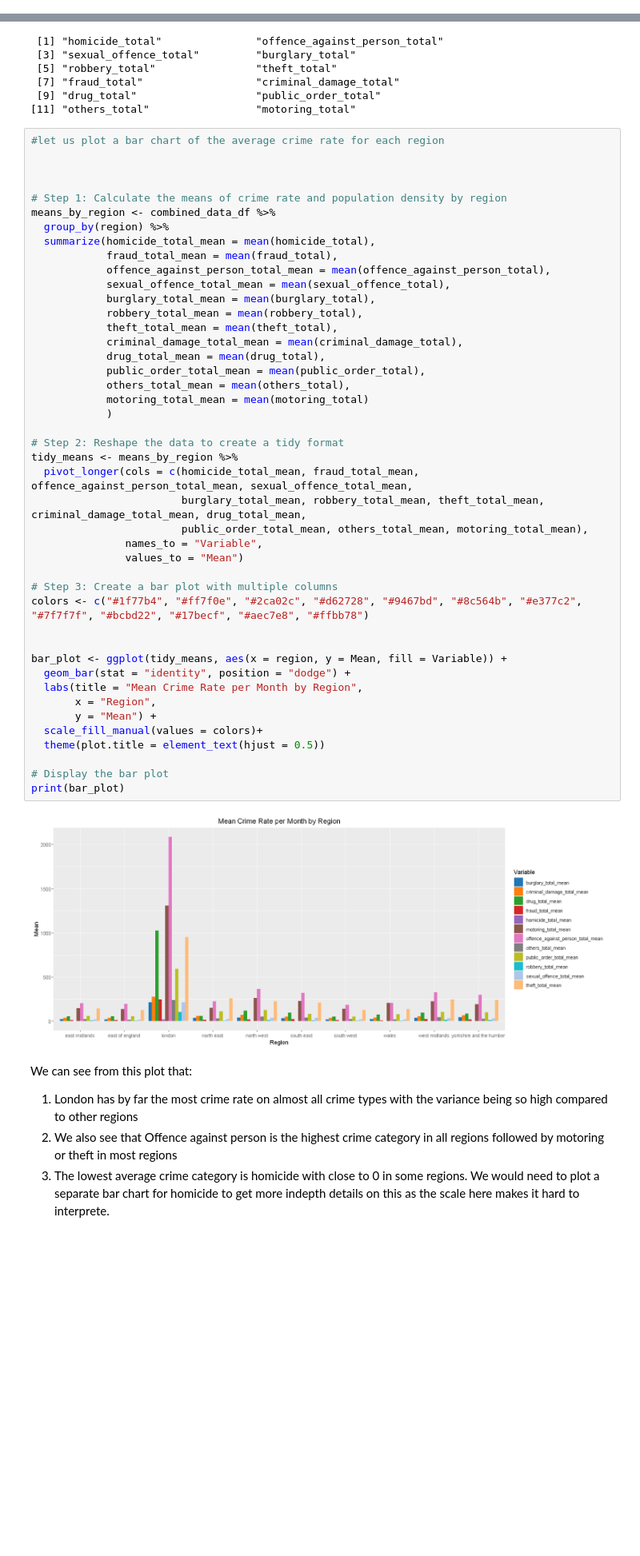
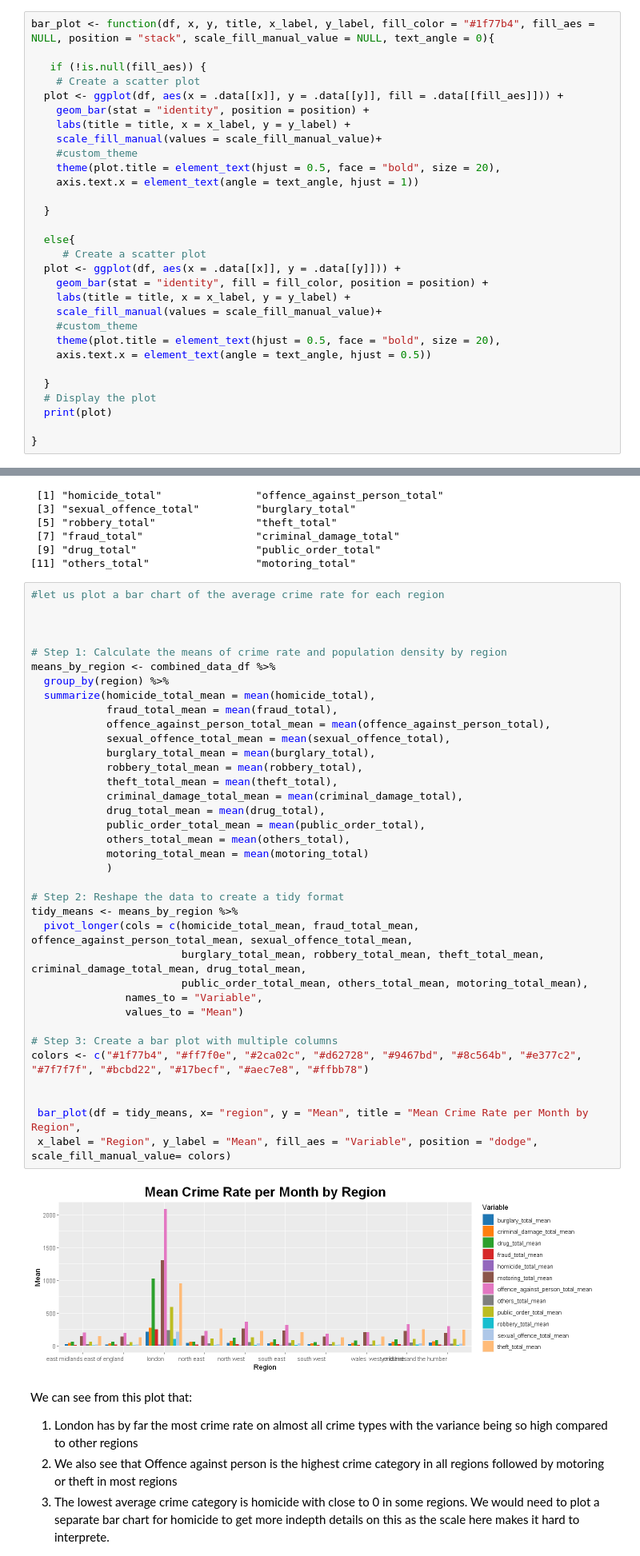
Before and after one commit to ETOROABASI/UK-Crown-Prosecution-Service-Analysis, a Jupyter notebook: Test_Assessment_R.ipynb, the cells around one changed output, grey strips where cells are left out. Shown at 80% size. Cells and saved outputs as stored; diff of their text form; blank space fills up the shorter version.

```diff
--- a/Test_Assessment_R.ipynb
+++ b/Test_Assessment_R.ipynb
@@ -1237,6 +1239,36 @@ Talk about each of your columns too. cos this is the univariant analysis
 ## Univariate and Multivariate Analysis
 # %% [markdown]
 ### Let us look at how the crimes is trending within regions
+# %%
+bar_plot <- function(df, x, y, title, x_label, y_label, fill_color = "#1f77b4", fill_aes = NULL, position = "stack", scale_fill_manual_value = NULL, text_angle = 0){
+
+   if (!is.null(fill_aes)) {
+    # Create a scatter plot
+  plot <- ggplot(df, aes(x = .data[[x]], y = .data[[y]], fill = .data[[fill_aes]])) +
+    geom_bar(stat = "identity", position = position) +
+    labs(title = title, x = x_label, y = y_label) +
+    scale_fill_manual(values = scale_fill_manual_value)+
+    #custom_theme
+    theme(plot.title = element_text(hjust = 0.5, face = "bold", size = 20),
+    axis.text.x = element_text(angle = text_angle, hjust = 1))
+
+  }
+
+  else{
+     # Create a scatter plot
+  plot <- ggplot(df, aes(x = .data[[x]], y = .data[[y]])) +
+    geom_bar(stat = "identity", fill = fill_color, position = position) +
+    labs(title = title, x = x_label, y = y_label) +
+    scale_fill_manual(values = scale_fill_manual_value)+
+    #custom_theme
+    theme(plot.title = element_text(hjust = 0.5, face = "bold", size = 20),
+    axis.text.x = element_text(angle = text_angle, hjust = 0.5))
+
+  }
+  # Display the plot
+  print(plot)
+
+}
 # %%
 total_columns <- grep("total", colnames(combined_data_df), value = TRUE)
 
@@ -1256,44 +1288,36 @@ total_columns
 # Step 1: Calculate the means of crime rate and population density by region
 means_by_region <- combined_data_df %>%
   group_by(region) %>%
   summarize(homicide_total_mean = mean(homicide_total),
             fraud_total_mean = mean(fraud_total),
             offence_against_person_total_mean = mean(offence_against_person_total),
             sexual_offence_total_mean = mean(sexual_offence_total),
             burglary_total_mean = mean(burglary_total),
             robbery_total_mean = mean(robbery_total),
             theft_total_mean = mean(theft_total),
             criminal_damage_total_mean = mean(criminal_damage_total),
             drug_total_mean = mean(drug_total),
             public_order_total_mean = mean(public_order_total),
             others_total_mean = mean(others_total),
             motoring_total_mean = mean(motoring_total)
             )
 
 # Step 2: Reshape the data to create a tidy format
 tidy_means <- means_by_region %>%
   pivot_longer(cols = c(homicide_total_mean, fraud_total_mean, offence_against_person_total_mean, sexual_offence_total_mean,
                         burglary_total_mean, robbery_total_mean, theft_total_mean, criminal_damage_total_mean, drug_total_mean,
                         public_order_total_mean, others_total_mean, motoring_total_mean),
                names_to = "Variable",
                values_to = "Mean")
 
 # Step 3: Create a bar plot with multiple columns
 colors <- c("#1f77b4", "#ff7f0e", "#2ca02c", "#d62728", "#9467bd", "#8c564b", "#e377c2", "#7f7f7f", "#bcbd22", "#17becf", "#aec7e8", "#ffbb78")
 
 
-bar_plot <- ggplot(tidy_means, aes(x = region, y = Mean, fill = Variable)) +
-  geom_bar(stat = "identity", position = "dodge") +
-  labs(title = "Mean Crime Rate per Month by Region",
-       x = "Region",
-       y = "Mean") +
-  scale_fill_manual(values = colors)+
-  theme(plot.title = element_text(hjust = 0.5))
-
-# Display the bar plot
-print(bar_plot)
+ bar_plot(df = tidy_means, x= "region", y = "Mean", title = "Mean Crime Rate per Month by Region",
+ x_label = "Region", y_label = "Mean", fill_aes = "Variable", position = "dodge", scale_fill_manual_value= colors)
 # %% [output]
-[figure, old version]
+[figure, new version]
 # %% [markdown]
 We can see from this plot that:
 
```
Also changed, not shown: parts of 53 cells of this notebook.
